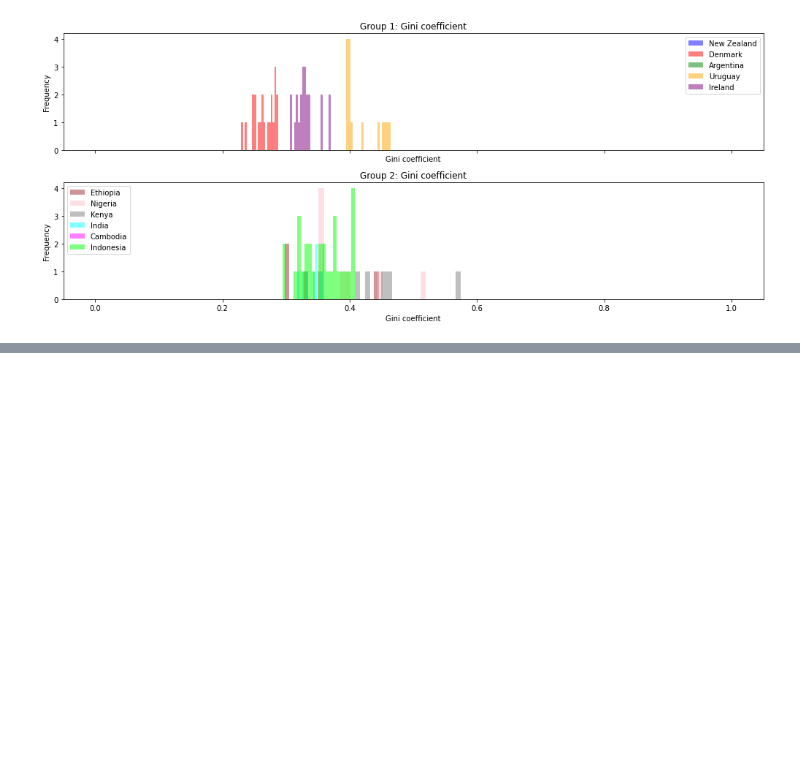
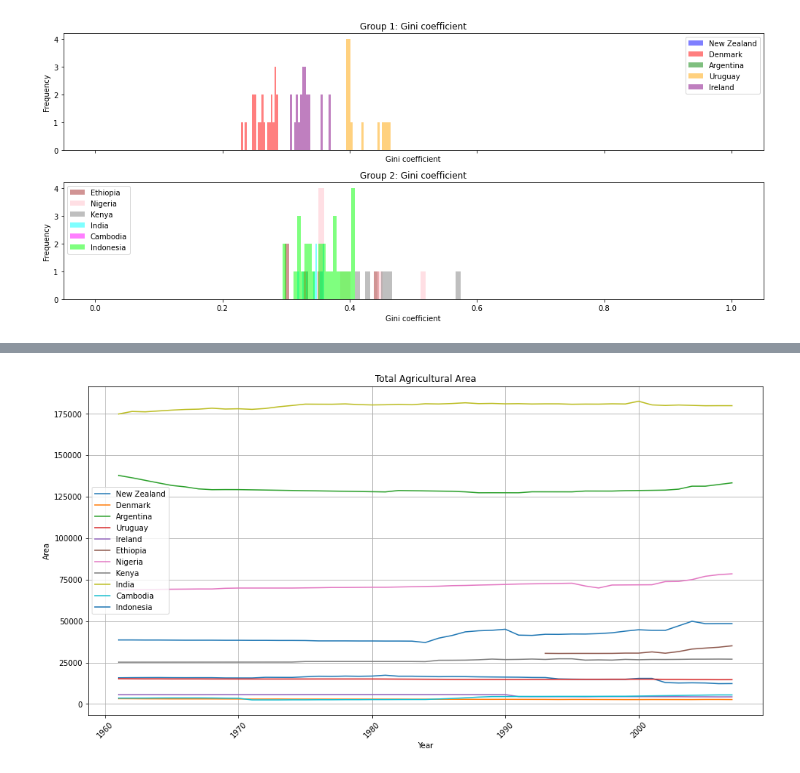
Before and after one commit to saumyasucharita/Agriculture-Data-Analysis, a Jupyter notebook: Exploratory Agriculture Data Analysis.ipynb, the cells around one changed output, grey strips where cells are left out. Drawn from its saved outputs; the diff is of its cells as text; code cells hidden in the pictures; blank space fills up the shorter version.

```diff
--- a/Exploratory Agriculture Data Analysis.ipynb
+++ b/Exploratory Agriculture Data Analysis.ipynb
@@ -377,3 +406,12 @@ world_GINI_index
 plot_histplot(world_GINI_index, 'Gini coefficient', 'Gini coefficient')
 # %% [output]
 [figure]
+# %%
+#Land data
+land_data = pd.read_csv('Dataset/archive/fao_data_land_data.csv')
+agri_land_data = land_data.drop(land_data[land_data['category'] != 'agricultural_area'].index)
+agri_land_data.dropna(inplace=True)
+agri_land_data = agri_land_data[['country_or_area', 'year', 'value']]
+agri_land_data.columns = ['Country', 'Year', 'Area']
+agri_land_data = agri_land_data[~agri_land_data['Country'].str.endswith('+')]
+agri_land_data
@@ -379,0 +432,7 @@ plot_histplot(world_GINI_index, 'Gini coefficient', 'Gini coefficient')
+# %%
+countries_group1 = ['New Zealand', 'Denmark', 'Argentina', 'Uruguay', 'Ireland']
+countries_group2 = ['Ethiopia', 'Nigeria', 'Kenya', 'India', 'Cambodia', 'Indonesia']
+
+plot_lineplot(agri_land_data, 'Area', 'Total Agricultural Area')
+# %% [output]
+[figure, added]
```
Also changed, not shown: parts of 28 cells of this notebook.
